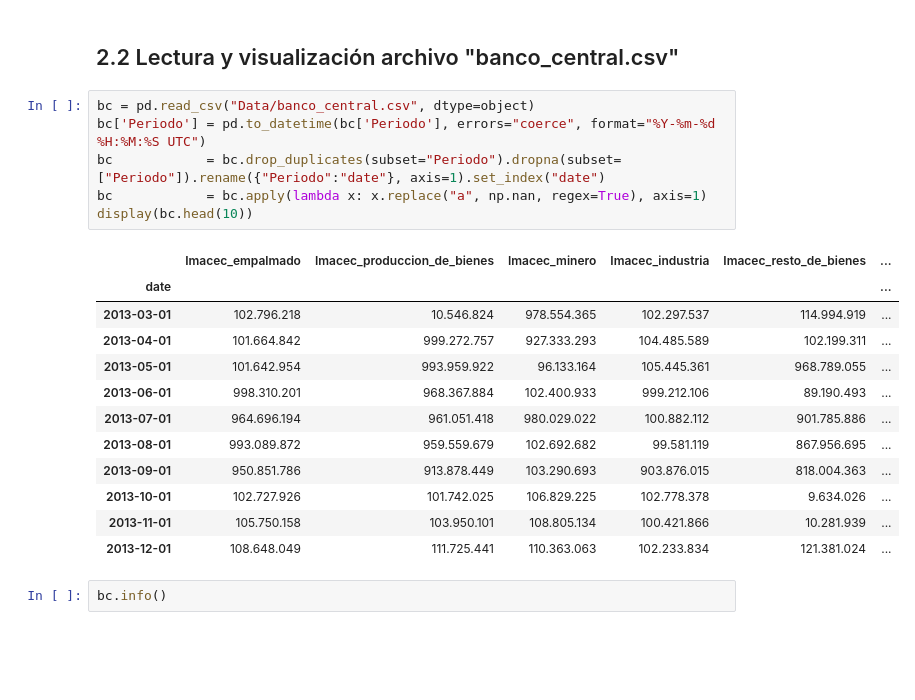
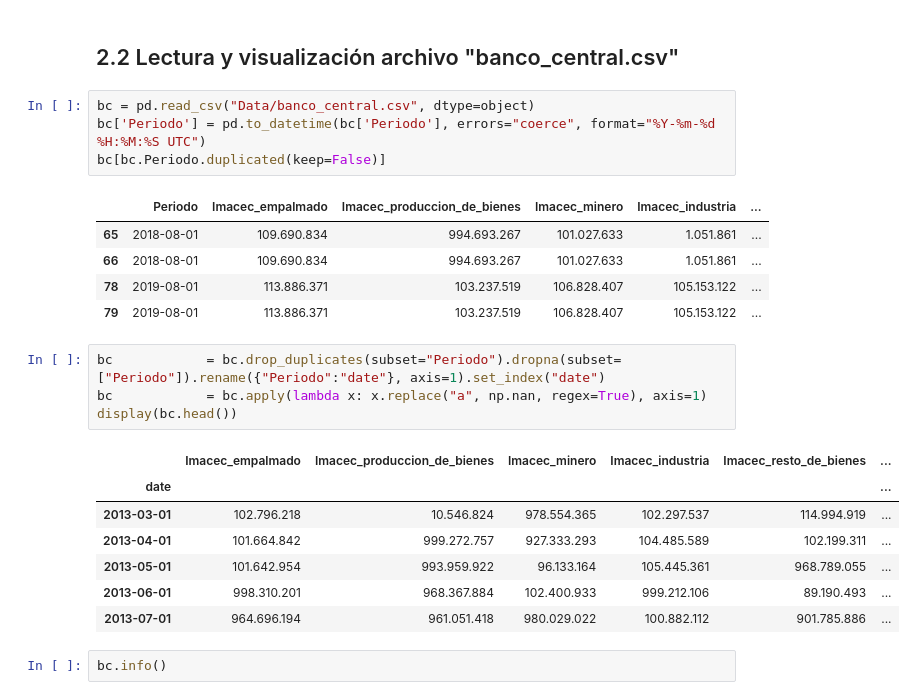
Before and after one commit to maniconaji/desafio_spike_precios, a Jupyter notebook: DesafíoSpikeManuelHuerta_v2.ipynb, the cells around one changed output. Saved outputs shown, nothing was run; the diff lists cells and outputs as text; blank space fills up the shorter version.

```diff
--- a/DesafíoSpikeManuelHuerta_v2.ipynb
+++ b/DesafíoSpikeManuelHuerta_v2.ipynb
@@ -84,24 +91,27 @@ precipitaciones.describe(percentiles=[.01, .05, .25, .5, .75, .95, .99]).T
 # %% [markdown]
 ## 2.2 Lectura y visualización archivo "banco_central.csv"
+# %%
+bc = pd.read_csv("Data/banco_central.csv", dtype=object)
+bc['Periodo'] = pd.to_datetime(bc['Periodo'], errors="coerce", format="%Y-%m-%d %H:%M:%S UTC")
+bc[bc.Periodo.duplicated(keep=False)]
+# %% [output]
+|  | Periodo | Imacec_empalmado | Imacec_produccion_de_bienes | Imacec_minero | Imacec_industria | ... |
+| 65 | 2018-08-01 | 109.690.834 | 994.693.267 | 101.027.633 | 1.051.861 | ... |
+| 66 | 2018-08-01 | 109.690.834 | 994.693.267 | 101.027.633 | 1.051.861 | ... |
+| 78 | 2019-08-01 | 113.886.371 | 103.237.519 | 106.828.407 | 105.153.122 | ... |
+| 79 | 2019-08-01 | 113.886.371 | 103.237.519 | 106.828.407 | 105.153.122 | ... |
 # %%
-bc = pd.read_csv("Data/banco_central.csv", dtype=object)
-bc['Periodo'] = pd.to_datetime(bc['Periodo'], errors="coerce", format="%Y-%m-%d %H:%M:%S UTC")
 bc            = bc.drop_duplicates(subset="Periodo").dropna(subset=["Periodo"]).rename({"Periodo":"date"}, axis=1).set_index("date")
 bc            = bc.apply(lambda x: x.replace("a", np.nan, regex=True), axis=1)
-display(bc.head(10))
+display(bc.head())
 # %% [output]
 |  | Imacec_empalmado | Imacec_produccion_de_bienes | Imacec_minero | Imacec_industria | Imacec_resto_de_bienes | ... |
 | date |  |  |  |  |  | ... |
 | 2013-03-01 | 102.796.218 | 10.546.824 | 978.554.365 | 102.297.537 | 114.994.919 | ... |
 | 2013-04-01 | 101.664.842 | 999.272.757 | 927.333.293 | 104.485.589 | 102.199.311 | ... |
 | 2013-05-01 | 101.642.954 | 993.959.922 | 96.133.164 | 105.445.361 | 968.789.055 | ... |
 | 2013-06-01 | 998.310.201 | 968.367.884 | 102.400.933 | 999.212.106 | 89.190.493 | ... |
 | 2013-07-01 | 964.696.194 | 961.051.418 | 980.029.022 | 100.882.112 | 901.785.886 | ... |
-| 2013-08-01 | 993.089.872 | 959.559.679 | 102.692.682 | 99.581.119 | 867.956.695 | ... |
-| 2013-09-01 | 950.851.786 | 913.878.449 | 103.290.693 | 903.876.015 | 818.004.363 | ... |
-| 2013-10-01 | 102.727.926 | 101.742.025 | 106.829.225 | 102.778.378 | 9.634.026 | ... |
-| 2013-11-01 | 105.750.158 | 103.950.101 | 108.805.134 | 100.421.866 | 10.281.939 | ... |
-| 2013-12-01 | 108.648.049 | 111.725.441 | 110.363.063 | 102.233.834 | 121.381.024 | ... |
 # %%
 bc.info()
 # %% [output]
```
Also changed, not shown: parts of 19 cells of this notebook, 3 other files.
